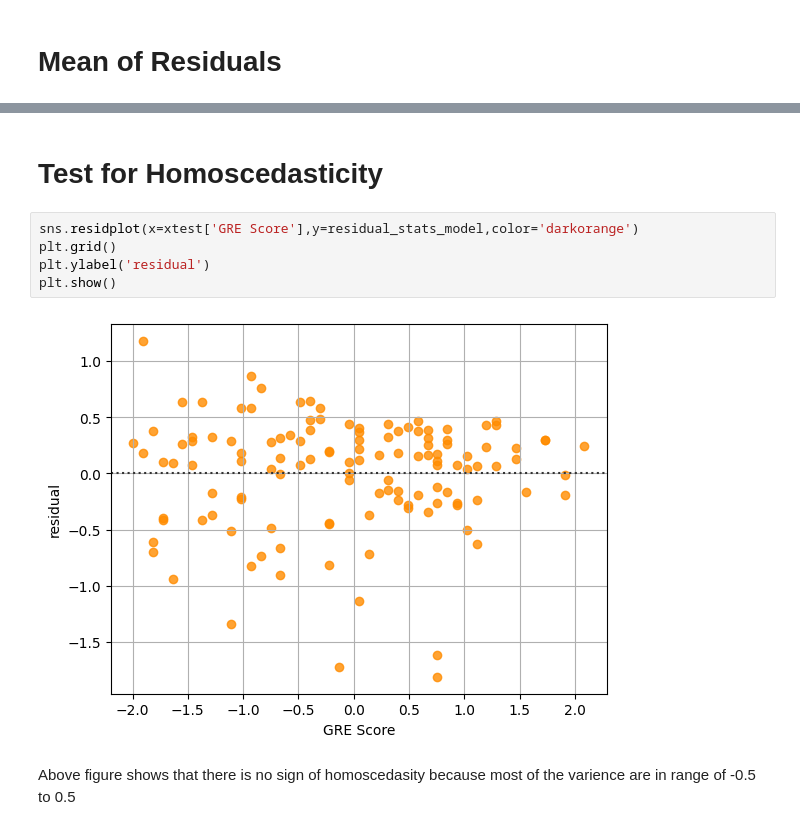
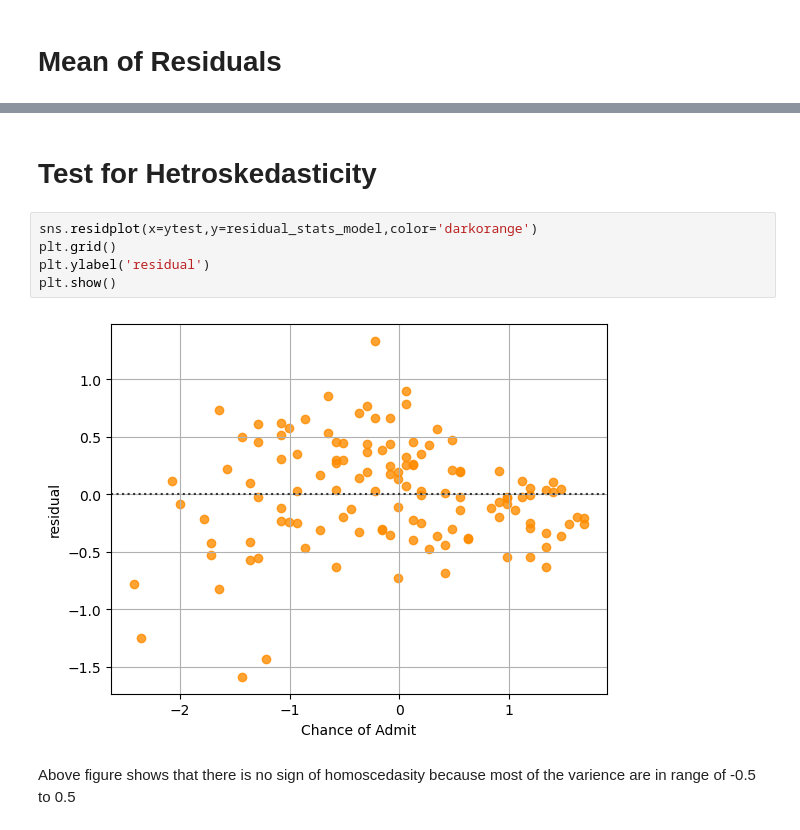
Before and after one commit to GauravDaharia20/Scaler-Projects, a Jupyter notebook: Machine Learning/Project/Jamboree-Education- Linear-Regression.ipynb, the cells around one changed output, grey strips where cells are left out. Saved outputs shown, nothing was run; the diff lists cells and outputs as text.

```diff
--- a/Machine Learning/Project/Jamboree-Education- Linear-Regression.ipynb
+++ b/Machine Learning/Project/Jamboree-Education- Linear-Regression.ipynb
@@ -650,12 +650,12 @@ mean_of_residual :0.004515713914597043
 # %% [markdown]
-# Test for Homoscedasticity
+# Test for Hetroskedasticity
 # %%
-sns.residplot(x=xtest['GRE Score'],y=residual_stats_model,color='darkorange')
+sns.residplot(x=ytest,y=residual_stats_model,color='darkorange')
 plt.grid()
 plt.ylabel('residual')
 plt.show()
 # %% [output]
-[figure, old version]
+[figure, new version]
 # %% [markdown]
 Above figure shows that there is no sign of homoscedasity because most of the varience are in range of -0.5 to 0.5
 # %% [markdown]
```
Also changed, not shown: parts of 15 cells of this notebook, 2 other files.
